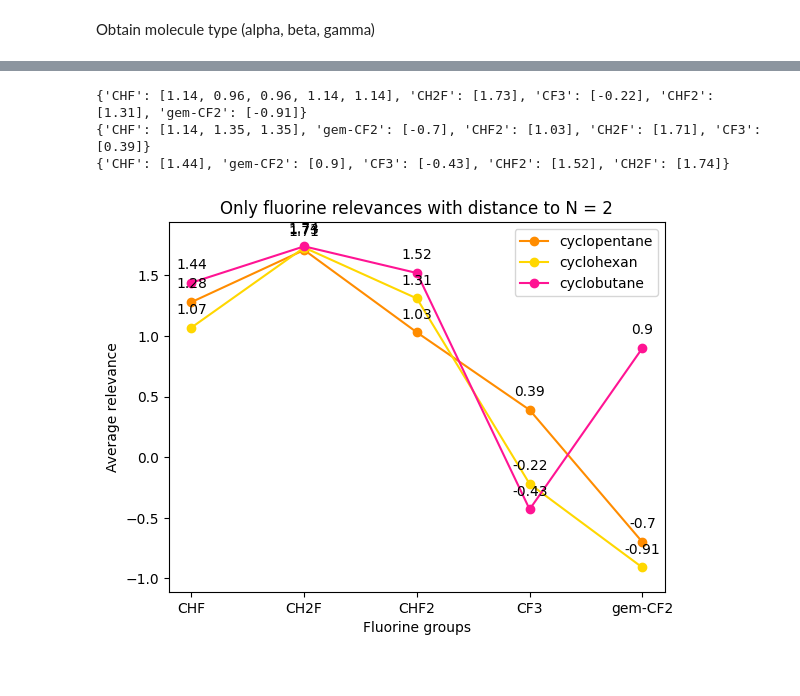
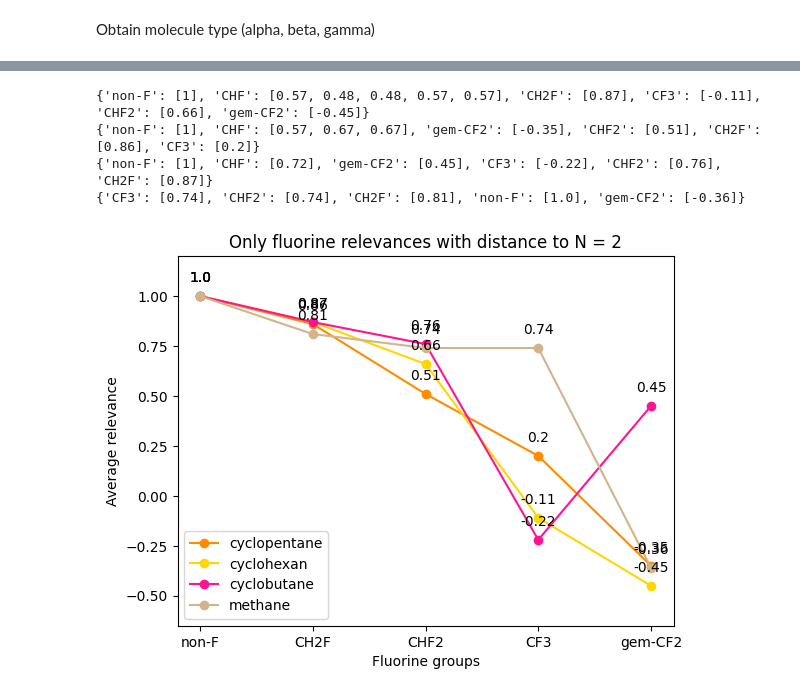
Before and after one commit to blackthorn-ai/XAI_Chem, a Jupyter notebook: ml_part/lrp/pKa/notebooks/relevance_per_derivatives_for_secondary_amines.ipynb, the cells around one changed output, grey strips where cells are left out. Saved outputs shown, nothing was run; the diff lists cells and outputs as text; code cells hidden in the pictures.

```diff
--- a/ml_part/lrp/pKa/notebooks/relevance_per_derivatives_for_secondary_amines.ipynb
+++ b/ml_part/lrp/pKa/notebooks/relevance_per_derivatives_for_secondary_amines.ipynb
@@ -215,9 +305,11 @@ import math
 smiles_to_distance_to_nitrogen = {}
 
 for SMILES, relevance in SMILES_to_relevances.items():
+    f_group_smiles = functional_group_to_smiles[SMILES_to_fgroup[SMILES]]
+
     mol = Chem.MolFromSmiles(SMILES)
 
-    fluorine_deratives_mol = Chem.MolFromSmiles(functional_group_to_smiles[SMILES_to_fgroup[SMILES]])
+    fluorine_deratives_mol = Chem.MolFromSmiles(f_group_smiles)
 
     derivatives_matches = mol.GetSubstructMatches(fluorine_deratives_mol)
 
@@ -231,4 +323,7 @@ for SMILES, relevance in SMILES_to_relevances.items():
             min_distance_to_nitrogen = distance
 
     smiles_to_distance_to_nitrogen[SMILES] = min_distance_to_nitrogen
+
+    if SMILES_to_cycle_type[SMILES] == 'methane' and f_group_smiles == "":
+        smiles_to_distance_to_nitrogen[SMILES] = len(mol.GetAtoms()) - 2
     # print(SMILES, derivatives_matches, SMILES_to_fgroup[SMILES], min_distance_to_nitrogen)
@@ -295,8 +439,14 @@ cyclobutane
 # %%
-fluorine_groups = ['CH2F', 'CHF2', 'CF3']
+fluorine_groups = ['non-F', 'CH2F', 'CHF2', 'CF3']
 cyclopentane_values = [round(sum(cyclopentane[fluorine_group]) / len(cyclopentane[fluorine_group]), 2) for fluorine_group in fluorine_groups]
 cyclohexan_values = [round(sum(cyclohexan[fluorine_group]) / len(cyclohexan[fluorine_group]), 2) for fluorine_group in fluorine_groups]
 cyclobutane_values = [round(sum(cyclobutane[fluorine_group]) / len(cyclobutane[fluorine_group]), 2) for fluorine_group in fluorine_groups]
+methane_values = [round(sum(methane[fluorine_group]) / len(methane[fluorine_group]), 2) for fluorine_group in fluorine_groups]
+
+cyclopentane_pKa_values = [round(sum(cyclopentane_pKa[fluorine_group]) / len(cyclopentane_pKa[fluorine_group]), 2) for fluorine_group in fluorine_groups]
+cyclohexan_pKa_values = [round(sum(cyclohexan_pKa[fluorine_group]) / len(cyclohexan_pKa[fluorine_group]), 2) for fluorine_group in fluorine_groups]
+cyclobutane_pKa_values = [round(sum(cyclobutane_pKa[fluorine_group]) / len(cyclobutane_pKa[fluorine_group]), 2) for fluorine_group in fluorine_groups]
+methane_pKa_values = [round(sum(methane_pKa[fluorine_group]) / len(methane_pKa[fluorine_group]), 2) for fluorine_group in fluorine_groups]
 # %%
 import matplotlib.pyplot as plt
 
@@ -305,17 +455,20 @@ combined_values = cyclopentane_values + cyclohexan_values + cyclobutane_values
 plt.plot(fluorine_groups, cyclopentane_values, marker='o', linestyle='-', color="plum", label="cyclopentane")
 plt.plot(fluorine_groups, cyclohexan_values, marker='o', linestyle='-', color="turquoise", label="cyclohexan")
 plt.plot(fluorine_groups, cyclobutane_values, marker='o', linestyle='-', color="indigo", label="cyclobutane")
+plt.plot(fluorine_groups, methane_values, marker='o', linestyle='-', color="grey", label="methane")
 
 for i in range(len(fluorine_groups)):
-    plt.annotate(str(cyclopentane_values[i]), (fluorine_groups[i], cyclopentane_values[i]), xytext=(0, 10), textcoords='offset points', ha='center')
-    plt.annotate(str(cyclohexan_values[i]), (fluorine_groups[i], cyclohexan_values[i]), xytext=(0, 10), textcoords='offset points', ha='center')
-    plt.annotate(str(cyclobutane_values[i]), (fluorine_groups[i], cyclobutane_values[i]), xytext=(0, 10), textcoords='offset points', ha='center')
+    plt.annotate(f"{str(cyclopentane_values[i])}", (fluorine_groups[i], cyclopentane_values[i]), xytext=(0, 10), textcoords='offset points', ha='center')
+    plt.annotate(f"{str(cyclohexan_values[i])}", (fluorine_groups[i], cyclohexan_values[i]), xytext=(0, 10), textcoords='offset points', ha='center')
+    plt.annotate(f"{str(cyclobutane_values[i])}", (fluorine_groups[i], cyclobutane_values[i]), xytext=(0, 10), textcoords='offset points', ha='center')
+    plt.annotate(f"{str(methane_values[i])}", (fluorine_groups[i], methane_values[i]), xytext=(0, 10), textcoords='offset points', ha='center')
+
 
 plt.xlabel('Fluorine groups')
 plt.ylabel('Average relevance')
 plt.title('Only fluorine relevances with distance to N = 1')
 
-plt.ylim(min(combined_values) - 0.1, max(combined_values) + 0.1)
+plt.ylim(min(combined_values) - 0.7, max(combined_values) + 0.3)
 # plt.ylim(-2.5, 2)
 plt.legend()
 plt.show()
@@ -367,37 +557,47 @@ cyclobutane, SMILES: FC([H])([H])C1CNC1, relevance: 1.74, pKa: 10.05, f group: C
 print(cyclohexan)
 print(cyclopentane)
 print(cyclobutane)
+print(methane)
 # %% [output]
-{'CHF': [1.14, 0.96, 0.96, 1.14, 1.14], 'CH2F': [1.73], 'CF3': [-0.22], 'CHF2': [1.31], 'gem-CF2': [-0.91]}
-{'CHF': [1.14, 1.35, 1.35], 'gem-CF2': [-0.7], 'CHF2': [1.03], 'CH2F': [1.71], 'CF3': [0.39]}
-{'CHF': [1.44], 'gem-CF2': [0.9], 'CF3': [-0.43], 'CHF2': [1.52], 'CH2F': [1.74]}
+{'non-F': [1], 'CHF': [0.57, 0.48, 0.48, 0.57, 0.57], 'CH2F': [0.87], 'CF3': [-0.11], 'CHF2': [0.66], 'gem-CF2': [-0.45]}
+{'non-F': [1], 'CHF': [0.57, 0.67, 0.67], 'gem-CF2': [-0.35], 'CHF2': [0.51], 'CH2F': [0.86], 'CF3': [0.2]}
+{'non-F': [1], 'CHF': [0.72], 'gem-CF2': [0.45], 'CF3': [-0.22], 'CHF2': [0.76], 'CH2F': [0.87]}
+{'CF3': [0.74], 'CHF2': [0.74], 'CH2F': [0.81], 'non-F': [1.0], 'gem-CF2': [-0.36]}
 # %%
-fluorine_groups = ['CHF', 'CH2F', 'CHF2', 'CF3', 'gem-CF2']
+fluorine_groups = ['non-F', 'CH2F', 'CHF2', 'CF3', 'gem-CF2']
 cyclopentane_values = [round(sum(cyclopentane[fluorine_group]) / len(cyclopentane[fluorine_group]), 2) for fluorine_group in fluorine_groups]
 cyclohexan_values = [round(sum(cyclohexan[fluorine_group]) / len(cyclohexan[fluorine_group]), 2) for fluorine_group in fluorine_groups]
 cyclobutane_values = [round(sum(cyclobutane[fluorine_group]) / len(cyclobutane[fluorine_group]), 2) for fluorine_group in fluorine_groups]
+methane_values = [round(sum(methane[fluorine_group]) / len(methane[fluorine_group]), 2) for fluorine_group in fluorine_groups]
+
+cyclopentane_pKa_values = [round(sum(cyclopentane_pKa[fluorine_group]) / len(cyclopentane_pKa[fluorine_group]), 2) for fluorine_group in fluorine_groups]
+cyclohexan_pKa_values = [round(sum(cyclohexan_pKa[fluorine_group]) / len(cyclohexan_pKa[fluorine_group]), 2) for fluorine_group in fluorine_groups]
+cyclobutane_pKa_values = [round(sum(cyclobutane_pKa[fluorine_group]) / len(cyclobutane_pKa[fluorine_group]), 2) for fluorine_group in fluorine_groups]
+methane_pKa_values = [round(sum(methane_pKa[fluorine_group]) / len(methane_pKa[fluorine_group]), 2) for fluorine_group in fluorine_groups]
 # %%
 import matplotlib.pyplot as plt
 
 combined_values = cyclopentane_values + cyclohexan_values + cyclobutane_values
 
 plt.plot(fluorine_groups, cyclopentane_values, marker='o', linestyle='-', color="darkorange", label="cyclopentane")
 plt.plot(fluorine_groups, cyclohexan_values, marker='o', linestyle='-', color="gold", label="cyclohexan")
 plt.plot(fluorine_groups, cyclobutane_values, marker='o', linestyle='-', color="deeppink", label="cyclobutane")
+plt.plot(fluorine_groups, methane_values, marker='o', linestyle='-', color="tan", label="methane")
 
 for i in range(len(fluorine_groups)):
-    plt.annotate(str(cyclopentane_values[i]), (fluorine_groups[i], cyclopentane_values[i]), xytext=(0, 10), textcoords='offset points', ha='center')
-    plt.annotate(str(cyclohexan_values[i]), (fluorine_groups[i], cyclohexan_values[i]), xytext=(0, 10), textcoords='offset points', ha='center')
-    plt.annotate(str(cyclobutane_values[i]), (fluorine_groups[i], cyclobutane_values[i]), xytext=(0, 10), textcoords='offset points', ha='center')
+    plt.annotate(f"{str(cyclopentane_values[i])}", (fluorine_groups[i], cyclopentane_values[i]), xytext=(0, 10), textcoords='offset points', ha='center')
+    plt.annotate(f"{str(cyclohexan_values[i])}", (fluorine_groups[i], cyclohexan_values[i]), xytext=(0, 10), textcoords='offset points', ha='center')
+    plt.annotate(f"{str(cyclobutane_values[i])}", (fluorine_groups[i], cyclobutane_values[i]), xytext=(0, 10), textcoords='offset points', ha='center')
+    plt.annotate(f"{str(methane_values[i])}", (fluorine_groups[i], methane_values[i]), xytext=(0, 10), textcoords='offset points', ha='center')
 
 plt.xlabel('Fluorine groups')
 plt.ylabel('Average relevance')
 plt.title('Only fluorine relevances with distance to N = 2')
 
 plt.ylim(min(combined_values) - 0.2, max(combined_values) + 0.2)
 # plt.ylim(-2.5, 2)
 plt.legend()
 plt.show()
 # %% [output]
-[figure, old version]
+[figure, new version]
 # %%
```
Also changed, not shown: parts of 29 cells of this notebook, 7 other files.
